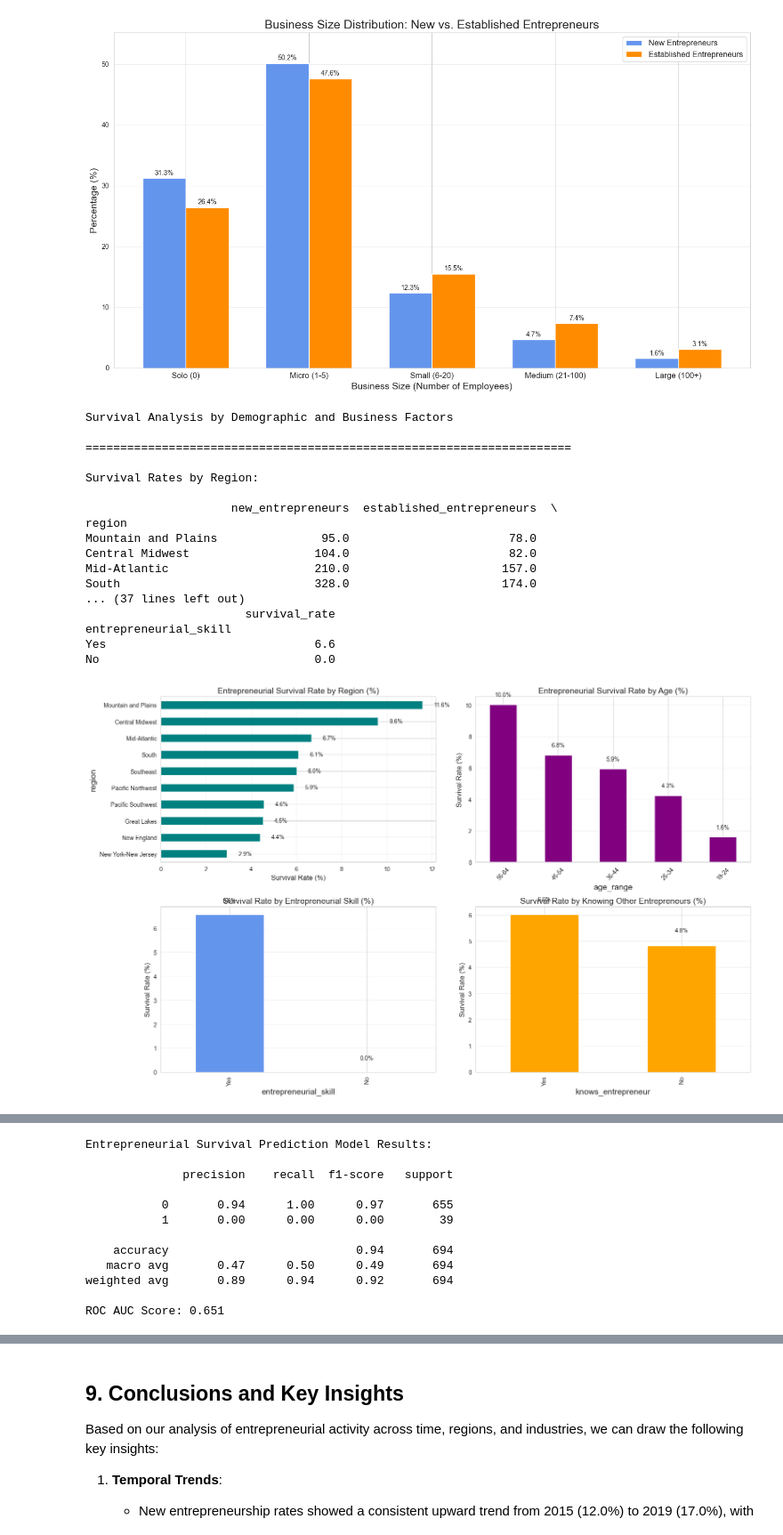
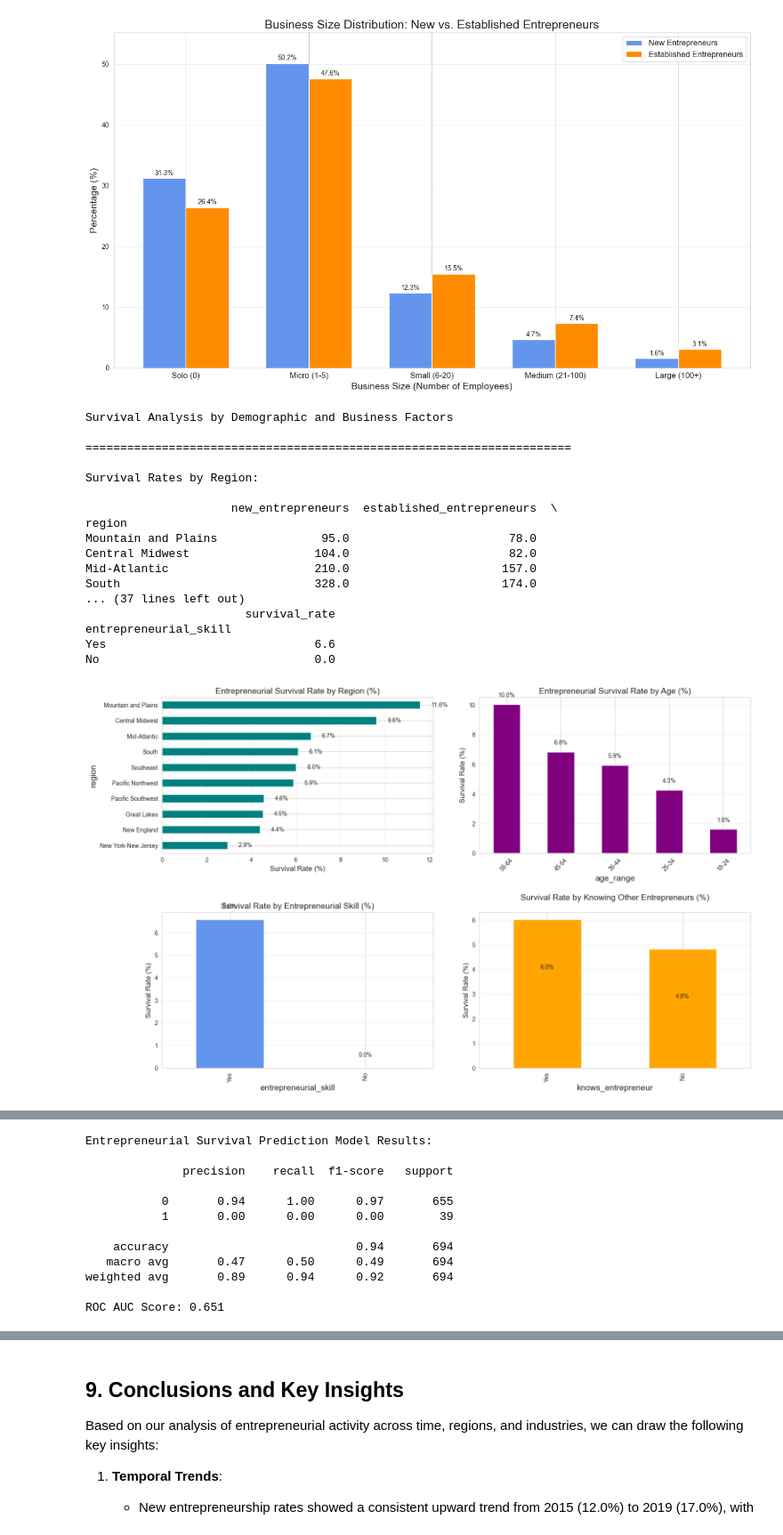
Before and after one commit to cbrane/gem-data-hackathon, a Jupyter notebook: notebooks/entrepreneurship_by_year_region.ipynb, the cells around one changed output, grey strips where cells are left out. Shown at 89% size. Cells and saved outputs as stored; diff of their text form; code cells hidden in the pictures.

```diff
--- a/notebooks/entrepreneurship_by_year_region.ipynb
+++ b/notebooks/entrepreneurship_by_year_region.ipynb
@@ -797,14 +797,15 @@ if 'knows_entrepreneur' in survival_tables:
 
     plt.subplot(2, 2, 4)
     ax4 = survival_by_network['survival_rate'].plot(kind='bar', color='orange')
-    plt.title('Survival Rate by Knowing Other Entrepreneurs (%)', fontsize=14)
+    plt.title('Survival Rate by Knowing Other Entrepreneurs (%)', fontsize=14, pad=20)  # Add padding to title
     plt.ylabel('Survival Rate (%)', fontsize=12)
     plt.grid(axis='y', alpha=0.3)
-    # Add value labels
+
+    # Add value labels with adjusted vertical position
     for i, v in enumerate(survival_by_network['survival_rate']):
-        ax4.text(i, v + 0.5, f"{v:.1f}%", ha='center')
+        ax4.text(i, v - 2, f"{v:.1f}%", ha='center')  # Move labels below the bars
 
-plt.tight_layout()
+plt.tight_layout(pad=2.0)  # Increase padding in the layout
 plt.show()
 
 # Now let's examine the intersection of region and industry
@@ -955,34 +956,34 @@ try:
     # Visualize the feature importances
     plt.figure(figsize=(16, 8))
     colors = ['green' if c > 0 else 'red' for c in feature_importance['Coefficient']]
     plt.barh(feature_importance['Feature'], feature_importance['Coefficient'], color=colors)
     plt.title('Top 15 Factors Influencing Entrepreneurial Survival (Logistic Regression Coefficients)', fontsize=16)
     plt.xlabel('Coefficient (Positive = Higher Survival Odds)', fontsize=14)
     plt.grid(axis='x', alpha=0.3)
     plt.tight_layout()
     plt.show()
 except Exception as e:
     print(f"Error in machine learning section: {e}")
     print("Skipping machine learning analysis.")
 # %% [output]
 Survival Analysis by Demographic and Business Factors
 
 ======================================================================
 
 Survival Rates by Region:
 
                      new_entrepreneurs  established_entrepreneurs  \
 region
 Mountain and Plains               95.0                       78.0
 Central Midwest                  104.0                       82.0
 Mid-Atlantic                     210.0                      157.0
 South                            328.0                      174.0
 ... (37 lines left out)
                        survival_rate
 entrepreneurial_skill
 Yes                              6.6
 No                               0.0
-[figure, old version]
+[figure, new version]
 A value is trying to be set on a copy of a slice from a DataFrame.
 Try using .loc[row_indexer,col_indexer] = value instead
 
```
Also changed, not shown: 1 other file.
